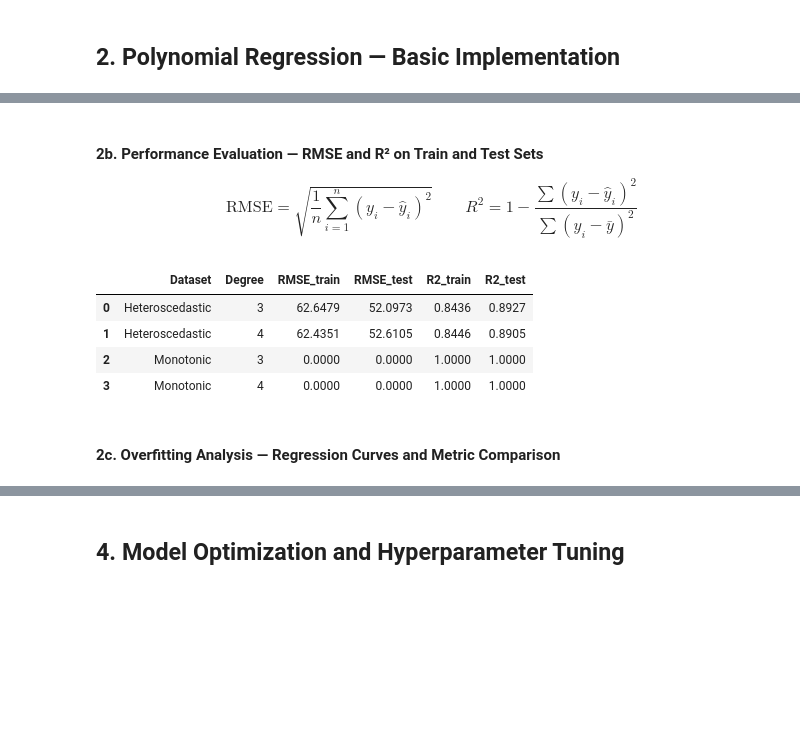
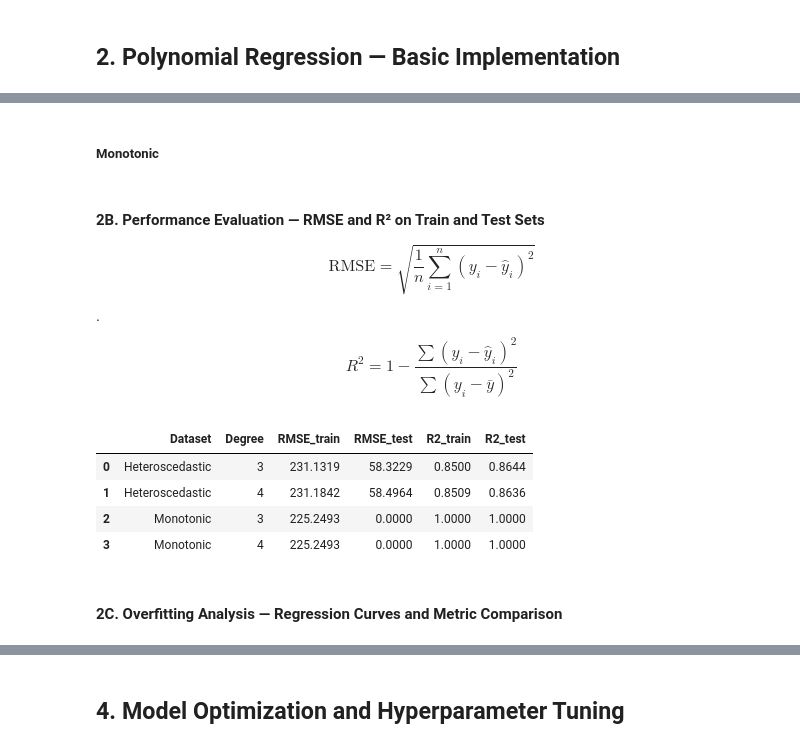
Before and after one commit to essawey/Assignment-2, a Jupyter notebook: Assignment 2.ipynb, the cells around one changed output, grey strips where cells are left out. Drawn from its saved outputs; the diff is of its cells as text; code cells hidden in the pictures; blank space fills up the shorter version.

```diff
--- a/Assignment 2.ipynb
+++ b/Assignment 2.ipynb
@@ -199,34 +269,69 @@ Monotonic | Degree 4 — fitted
+# %% [markdown]
+##### Monotonic
+# %%
+# 3rd degree
+pipe = make_pipeline(
+    PolynomialFeatures(degree=3, include_bias=False),
+    StandardScaler(),
+    LinearRegression(),
+)
+pipe.fit(X_mono_train, y_mono_train)
+results_mono_3 = pipe
+
+
+# 4th degree
+pipe = make_pipeline(
+    PolynomialFeatures(degree=4, include_bias=False),
+    StandardScaler(),
+    LinearRegression(),
+)
+pipe.fit(X_mono_train, y_mono_train)
+results_mono_4 = pipe
 # %% [markdown]
-#### 2b. Performance Evaluation — RMSE and R² on Train and Test Sets
+#### 2B. Performance Evaluation — RMSE and R² on Train and Test Sets
 
 $$
 \text{RMSE} = \sqrt{\frac{1}{n}\sum_{i=1}^{n}(y_i - \hat{y}_i)^2}
-\qquad
+$$
+.
+$$
 R^2 = 1 - \frac{\sum(y_i - \hat{y}_i)^2}{\sum(y_i - \bar{y})^2}
 $$
 # %%
-def evaluate(model, X_tr, y_tr, X_te, y_te):
+def evaluate(model, X_train, y_train, X_test, y_test):
     return {
-        'RMSE_train': round(np.sqrt(mean_squared_error(y_tr, model.predict(X_tr))), 4),
-        'RMSE_test':  round(np.sqrt(mean_squared_error(y_te, model.predict(X_te))), 4),
-        'R2_train':   round(r2_score(y_tr, model.predict(X_tr)), 4),
-        'R2_test':    round(r2_score(y_te, model.predict(X_te)), 4),
+        'RMSE_train': np.sqrt(mean_squared_error(X_train, model.predict(X_train))),
+        'RMSE_test': np.sqrt(mean_squared_error(y_test, model.predict(X_test))),
+        'R2_train': r2_score(y_train, model.predict(X_train)),
+        'R2_test': r2_score(y_test, model.predict(X_test)),
     }
 
+
 rows = []
-for name, (X_tr, y_tr, X_te, y_te) in datasets_info.items():
-    for deg in [3, 4]:
-        m = evaluate(results_poly[name][deg], X_tr, y_tr, X_te, y_te)
-        rows.append({"Dataset": name, "Degree": deg, **m})
 
-df_poly_metrics = pd.DataFrame(rows)
+# Heteroscedastic
+m = evaluate(results_hetero_3, X_hetero_train, y_hetero_train, X_hetero_test, y_hetero_test)
+rows.append({"Dataset": "Heteroscedastic", "Degree": 3, **m})
+
+m = evaluate(results_hetero_4, X_hetero_train, y_hetero_train, X_hetero_test, y_hetero_test)
+rows.append({"Dataset": "Heteroscedastic", "Degree": 4, **m})
+
+# Monotonic
+m = evaluate(results_mono_3, X_mono_train, y_mono_train, X_mono_test, y_mono_test)
+rows.append({"Dataset": "Monotonic", "Degree": 3, **m})
+
+m = evaluate(results_mono_4, X_mono_train, y_mono_train, X_mono_test, y_mono_test)
+rows.append({"Dataset": "Monotonic", "Degree": 4, **m})
+
+
+df_poly_metrics = round(pd.DataFrame(rows), 4)
 display(df_poly_metrics)
 # %% [output]
 |  | Dataset | Degree | RMSE_train | RMSE_test | R2_train | R2_test |
-| 0 | Heteroscedastic | 3 | 62.6479 | 52.0973 | 0.8436 | 0.8927 |
-| 1 | Heteroscedastic | 4 | 62.4351 | 52.6105 | 0.8446 | 0.8905 |
-| 2 | Monotonic | 3 | 0.0000 | 0.0000 | 1.0000 | 1.0000 |
-| 3 | Monotonic | 4 | 0.0000 | 0.0000 | 1.0000 | 1.0000 |
+| 0 | Heteroscedastic | 3 | 231.1319 | 58.3229 | 0.8500 | 0.8644 |
+| 1 | Heteroscedastic | 4 | 231.1842 | 58.4964 | 0.8509 | 0.8636 |
+| 2 | Monotonic | 3 | 225.2493 | 0.0000 | 1.0000 | 1.0000 |
+| 3 | Monotonic | 4 | 225.2493 | 0.0000 | 1.0000 | 1.0000 |
 # %% [markdown]
-#### 2c. Overfitting Analysis — Regression Curves and Metric Comparison
+#### 2C. Overfitting Analysis — Regression Curves and Metric Comparison
 # %%
```
Also changed, not shown: parts of 130 cells of this notebook.
